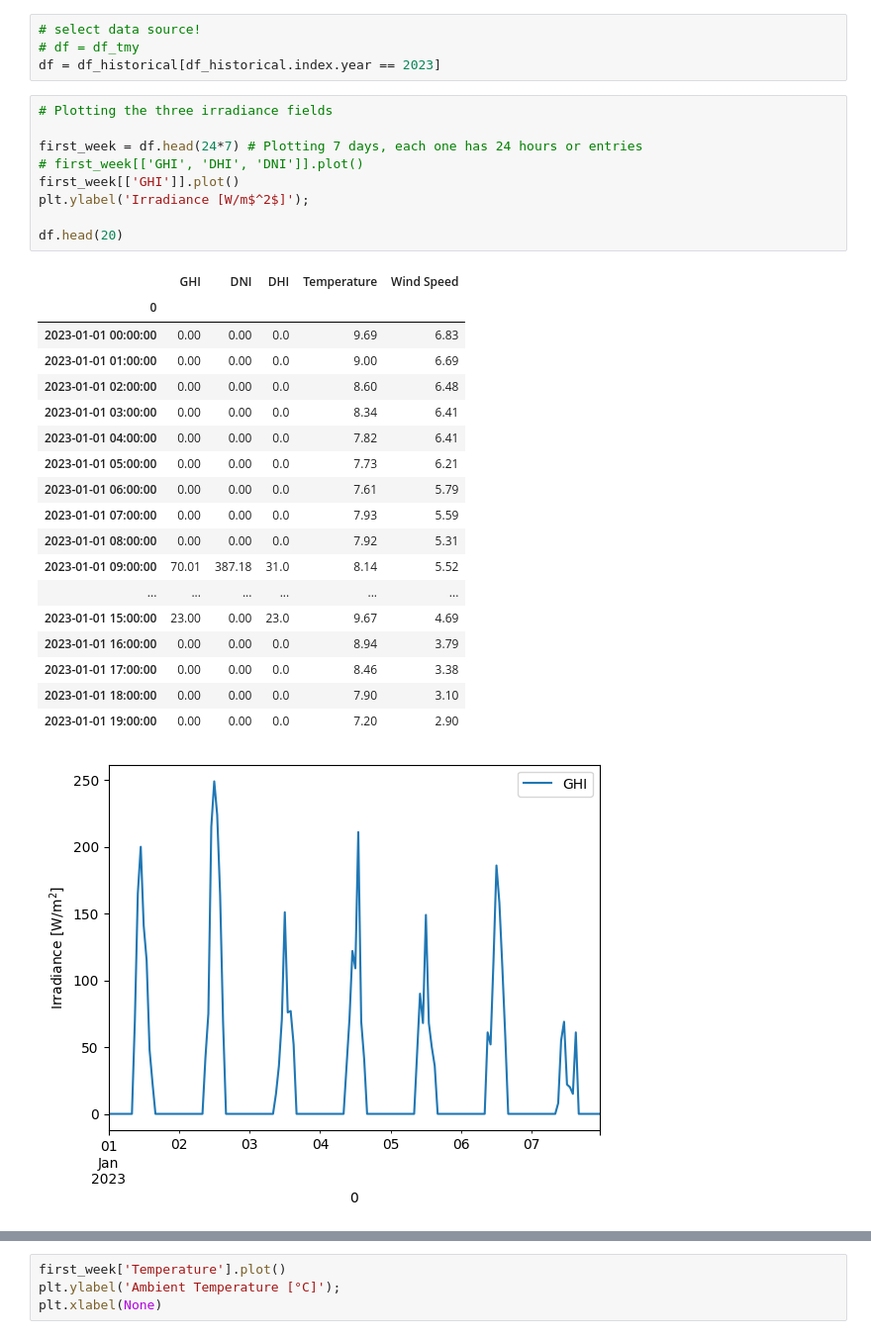
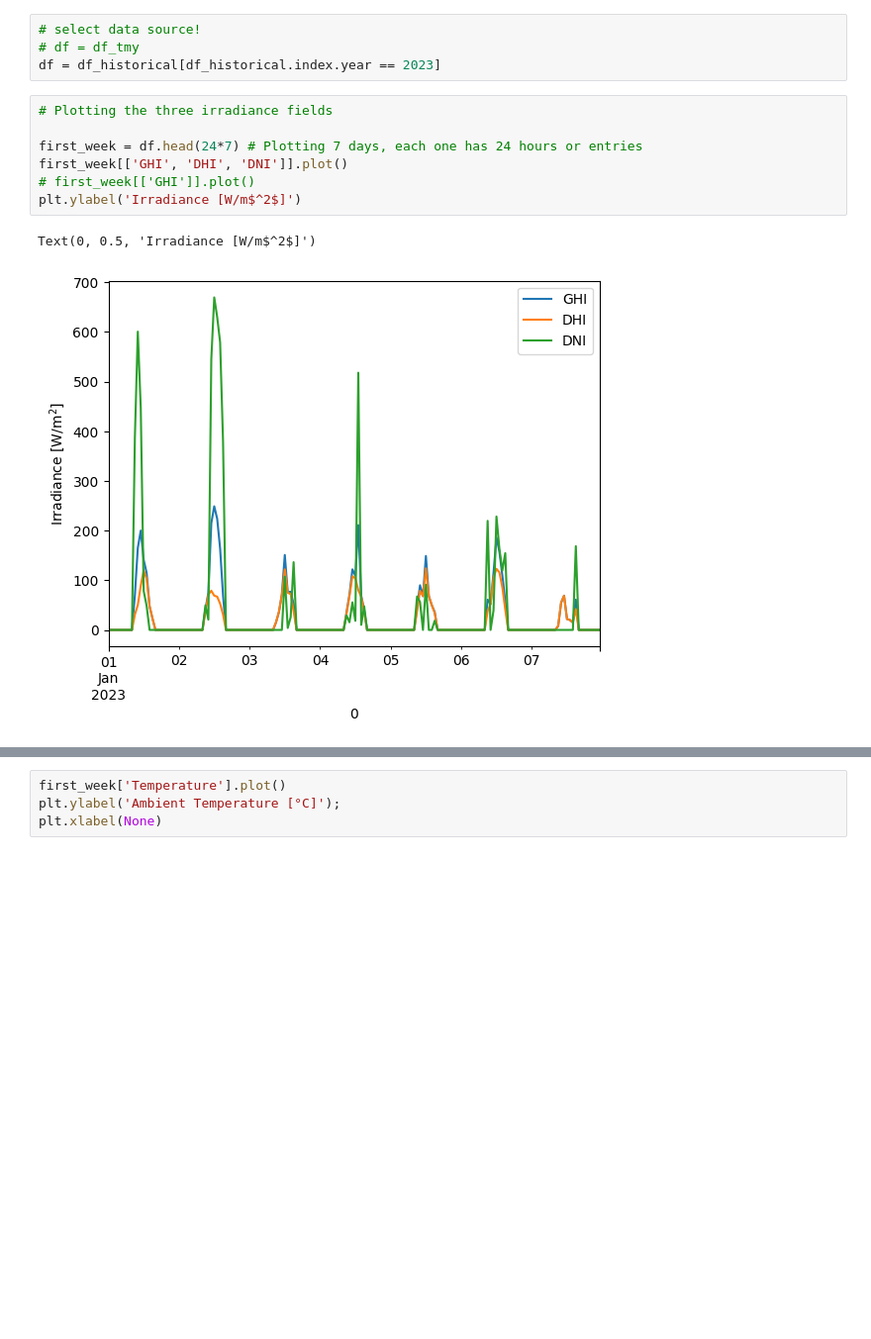
Before and after one commit to josephbenjamin/solar-model, a Jupyter notebook: solar-modelling.ipynb, the cells around one changed output, grey strips where cells are left out. Shown at 99% size. Drawn from its saved outputs; the diff is of its cells as text; blank space fills up the shorter version.

```diff
--- a/solar-modelling.ipynb
+++ b/solar-modelling.ipynb
@@ -224,31 +134,12 @@ df = df_historical[df_historical.index.year == 2023]
 # %%
 # Plotting the three irradiance fields
 
 first_week = df.head(24*7) # Plotting 7 days, each one has 24 hours or entries
-# first_week[['GHI', 'DHI', 'DNI']].plot()
-first_week[['GHI']].plot()
-plt.ylabel('Irradiance [W/m$^2$]');
-
-df.head(20)
+first_week[['GHI', 'DHI', 'DNI']].plot()
+# first_week[['GHI']].plot()
+plt.ylabel('Irradiance [W/m$^2$]')
 # %% [output]
-|  | GHI | DNI | DHI | Temperature | Wind Speed |
-| 0 |  |  |  |  |  |
-| 2023-01-01 00:00:00 | 0.00 | 0.00 | 0.0 | 9.69 | 6.83 |
-| 2023-01-01 01:00:00 | 0.00 | 0.00 | 0.0 | 9.00 | 6.69 |
-| 2023-01-01 02:00:00 | 0.00 | 0.00 | 0.0 | 8.60 | 6.48 |
-| 2023-01-01 03:00:00 | 0.00 | 0.00 | 0.0 | 8.34 | 6.41 |
-| 2023-01-01 04:00:00 | 0.00 | 0.00 | 0.0 | 7.82 | 6.41 |
-| 2023-01-01 05:00:00 | 0.00 | 0.00 | 0.0 | 7.73 | 6.21 |
-| 2023-01-01 06:00:00 | 0.00 | 0.00 | 0.0 | 7.61 | 5.79 |
-| 2023-01-01 07:00:00 | 0.00 | 0.00 | 0.0 | 7.93 | 5.59 |
-| 2023-01-01 08:00:00 | 0.00 | 0.00 | 0.0 | 7.92 | 5.31 |
-| 2023-01-01 09:00:00 | 70.01 | 387.18 | 31.0 | 8.14 | 5.52 |
-| ... | ... | ... | ... | ... | ... |
-| 2023-01-01 15:00:00 | 23.00 | 0.00 | 23.0 | 9.67 | 4.69 |
-| 2023-01-01 16:00:00 | 0.00 | 0.00 | 0.0 | 8.94 | 3.79 |
-| 2023-01-01 17:00:00 | 0.00 | 0.00 | 0.0 | 8.46 | 3.38 |
-| 2023-01-01 18:00:00 | 0.00 | 0.00 | 0.0 | 7.90 | 3.10 |
-| 2023-01-01 19:00:00 | 0.00 | 0.00 | 0.0 | 7.20 | 2.90 |
+Text(0, 0.5, 'Irradiance [W/m$^2$]')
-[figure, old version]
+[figure, new version]
 # %%
 birthday = df.loc['2023-01-07':'2023-01-07']
```
Also changed, not shown: parts of 26 cells of this notebook, 1 other file.
